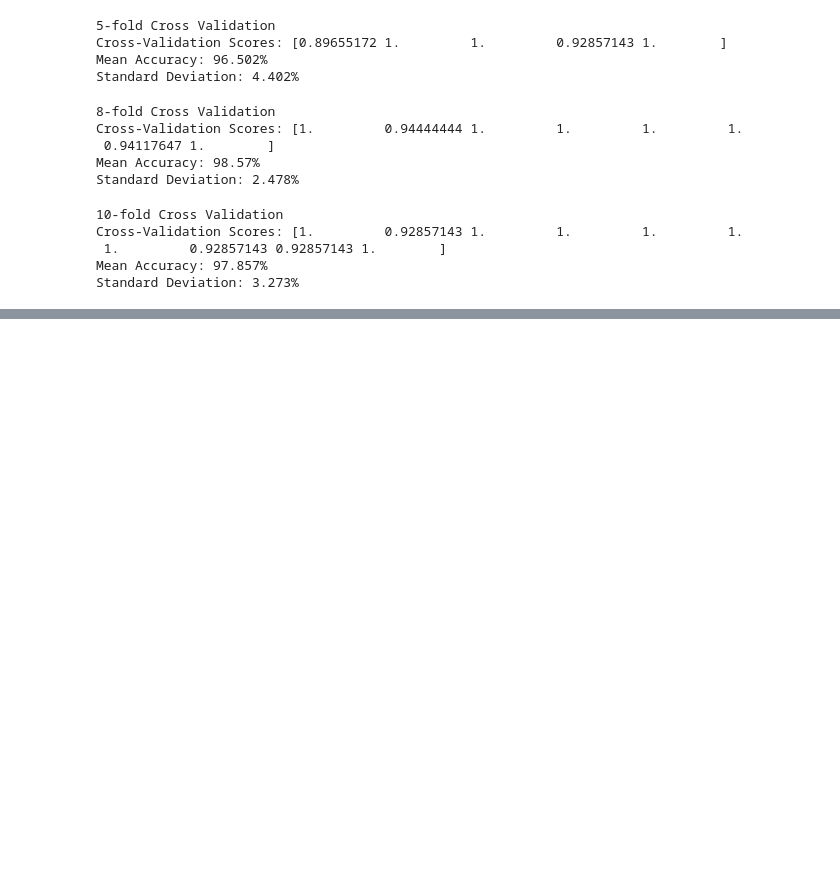
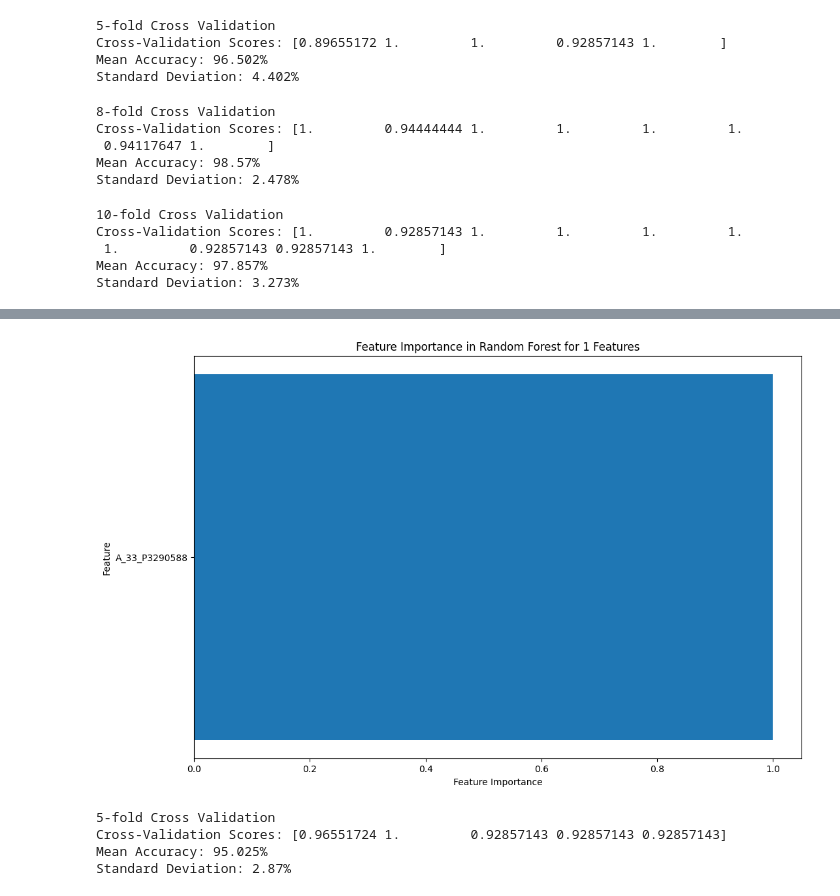
Before and after one commit to Sachira-Heshan/omic-data-and-machine-learning-in-the-identification-of-coronary-artery-disease, a Jupyter notebook: random_forest_models_GSE113079.ipynb, the cells around one changed output, grey strips where cells are left out. Cells and saved outputs as stored; diff of their text form; code cells hidden in the pictures; blank space fills up the shorter version.

Commit message:
Built a model using Random Forest algorithm with 1 feature selected by mutual information

```diff
--- a/random_forest_models_GSE113079.ipynb
+++ b/random_forest_models_GSE113079.ipynb
@@ -1359,0 +1439,25 @@ Standard Deviation: 3.273%
+# %%
+# Get feature importances
+feature_importances_1 = rf_classifier_1.feature_importances_
+# %%
+# Create a list of (feature_name, feature_importance) tuples
+feature_importance_tuples_1 = [(feature_name, importance) for feature_name, importance in zip(selected_feature_names_1, feature_importances_1)]
+
+# Sort the list of tuples by feature importance in ascending order
+sorted_feature_importance_tuples_1 = sorted(feature_importance_tuples_1, key=lambda x: x[1])
+
+# Extract the sorted feature indices and importances
+sorted_feature_names_1, sorted_feature_importances_1 = zip(*sorted_feature_importance_tuples_1)
+# %%
+# Plot feature importances
+import matplotlib.pyplot as plt
+
+plt.figure(figsize=(12, 8))
+plt.barh(range(len(sorted_feature_importances_1)), sorted_feature_importances_1, align='center')
+plt.yticks(range(len(sorted_feature_importances_1)), sorted_feature_names_1)
+plt.xlabel('Feature Importance')
+plt.ylabel('Feature')
+plt.title('Feature Importance in Random Forest for 1 Features')
+plt.show()
+# %% [output]
+[figure, added]
@@ -1359,0 +1466,29 @@ Standard Deviation: 3.273%
+# %%
+from sklearn.model_selection import cross_val_score, KFold
+
+print("5-fold Cross Validation")
+
+# assign the model built earlier to variable model
+model = rf_classifier_1
+
+# Define the number of folds (k) for cross-validation
+k = 5
+
+# Create a cross-validation object (K-Fold cross-validator)
+kf = KFold(n_splits=k, shuffle=True, random_state=42)
+
+# Perform k-fold cross-validation and get the cross-validation scores
+# we use accuracy as the scoring metric here
+scores = cross_val_score(model, X_new_1, y, cv=kf, scoring='accuracy')
+
+# Print the cross-validation scores
+print("Cross-Validation Scores:", scores)
+
+# Calculate and print the mean and standard deviation of the scores
+print(f"Mean Accuracy: {round(scores.mean()*100, 3)}%")
+print(f"Standard Deviation: {round(scores.std()*100, 3)}%")
+# %% [output]
+5-fold Cross Validation
+Cross-Validation Scores: [0.96551724 1.         0.92857143 0.92857143 0.92857143]
+Mean Accuracy: 95.025%
+Standard Deviation: 2.87%
```
Also changed, not shown: parts of 7 cells of this notebook.
